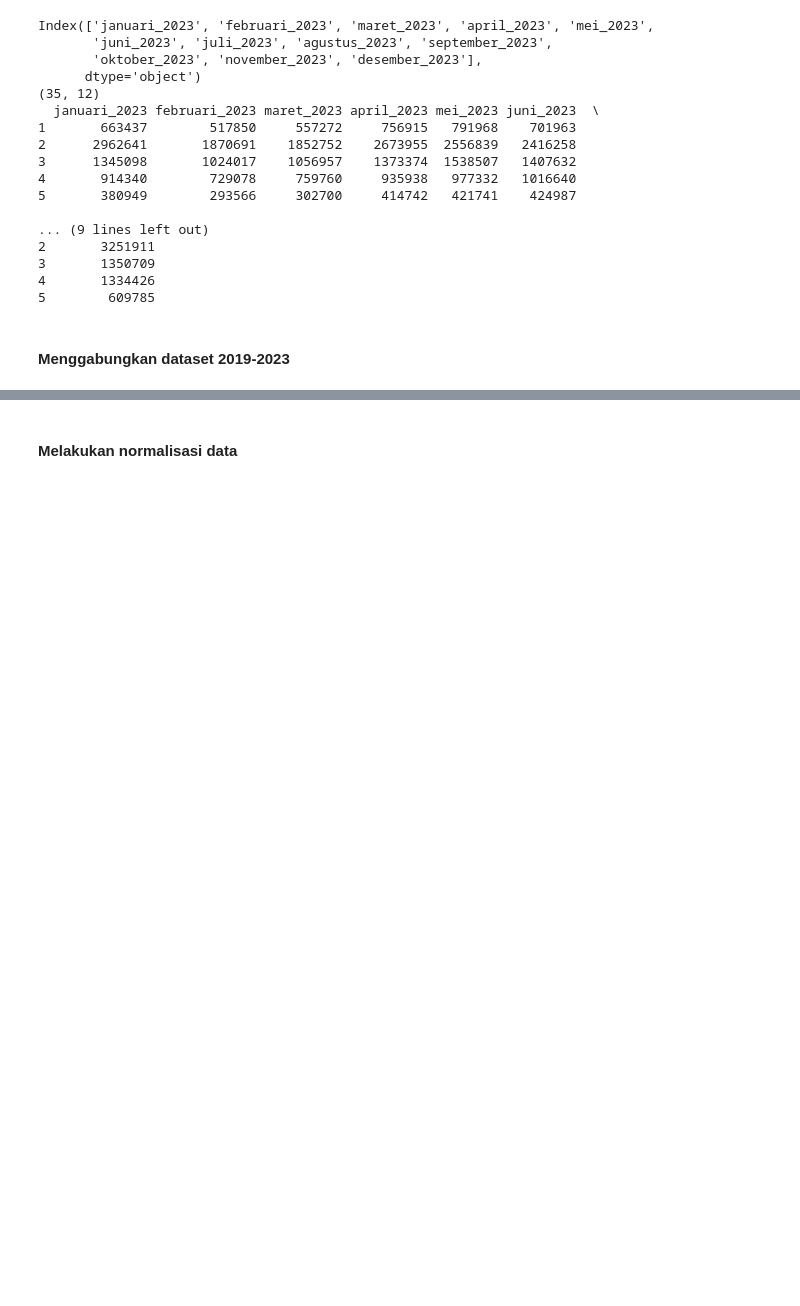
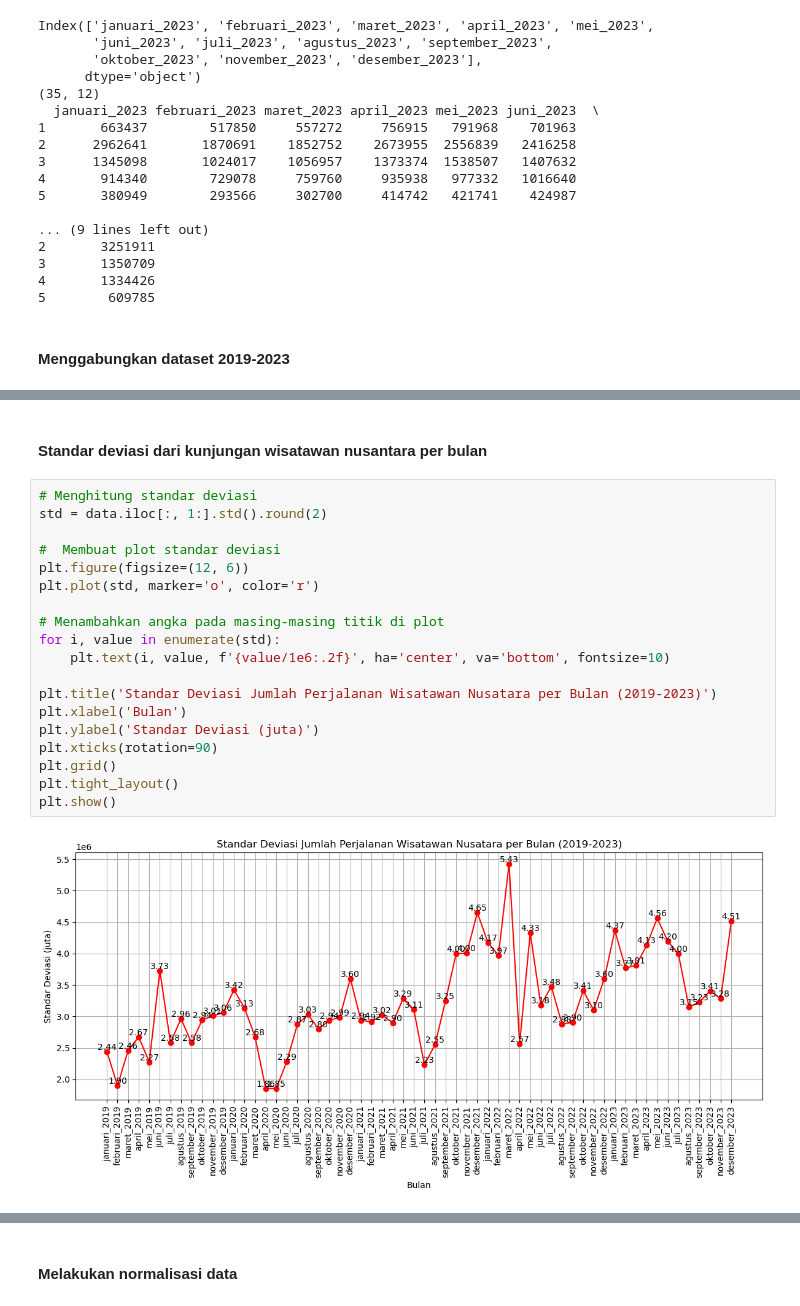
Before and after one commit to Ryuivan/machine-learning-ARIMA, a Jupyter notebook: arima.ipynb, the cells around one changed output, grey strips where cells are left out. Cells and saved outputs as stored; diff of their text form; blank space fills up the shorter version.

```diff
--- a/arima.ipynb
+++ b/arima.ipynb
@@ -275,0 +348,23 @@ Index(['Provinsi', 'januari_2019', 'februari_2019', 'maret_2019', 'april_2019',
+# %% [markdown]
+#### Standar deviasi dari kunjungan wisatawan nusantara per bulan
+# %%
+# Menghitung standar deviasi
+std = data.iloc[:, 1:].std().round(2)
+
+#  Membuat plot standar deviasi
+plt.figure(figsize=(12, 6))
+plt.plot(std, marker='o', color='r')
+
+# Menambahkan angka pada masing-masing titik di plot
+for i, value in enumerate(std):
+    plt.text(i, value, f'{value/1e6:.2f}', ha='center', va='bottom', fontsize=10)
+
+plt.title('Standar Deviasi Jumlah Perjalanan Wisatawan Nusatara per Bulan (2019-2023)')
+plt.xlabel('Bulan')
+plt.ylabel('Standar Deviasi (juta)')
+plt.xticks(rotation=90)
+plt.grid()
+plt.tight_layout()
+plt.show()
+# %% [output]
+[figure, added]
```
Also changed, not shown: parts of 14 cells of this notebook.
